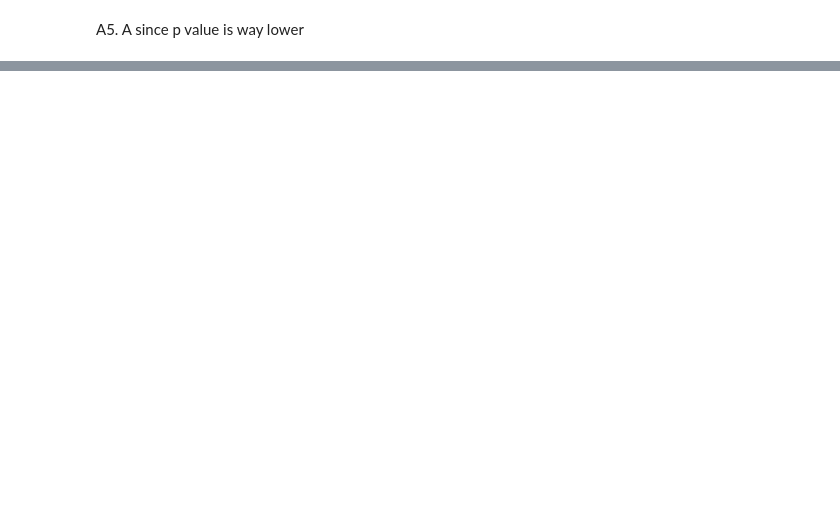
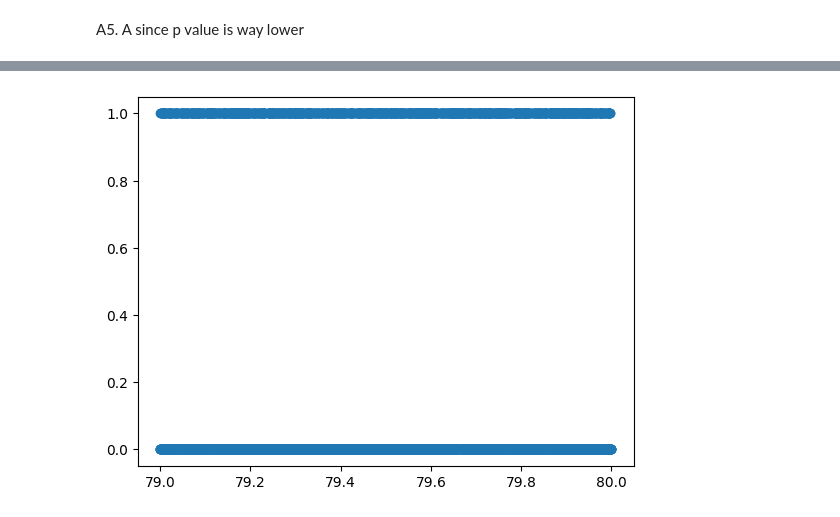
Before and after one commit to calebhadley1/DX702-mod-6, a Jupyter notebook: homework_4.2.ipynb, the cells around one changed output, grey strips where cells are left out. Drawn from its saved outputs; the diff is of its cells as text; code cells hidden in the pictures; blank space fills up the shorter version.

```diff
--- a/homework_4.2.ipynb
+++ b/homework_4.2.ipynb
@@ -156,0 +191,7 @@ A5. A since p value is way lower
+# %%
+df_around_80 = df_a[df_a['X'].between(79,80)]
+
+plt.scatter(df_around_80['X'], df_around_80['Y'])
+None
+# %% [output]
+[figure, added]
```
Also changed, not shown: parts of 6 cells of this notebook, 2 other files.
